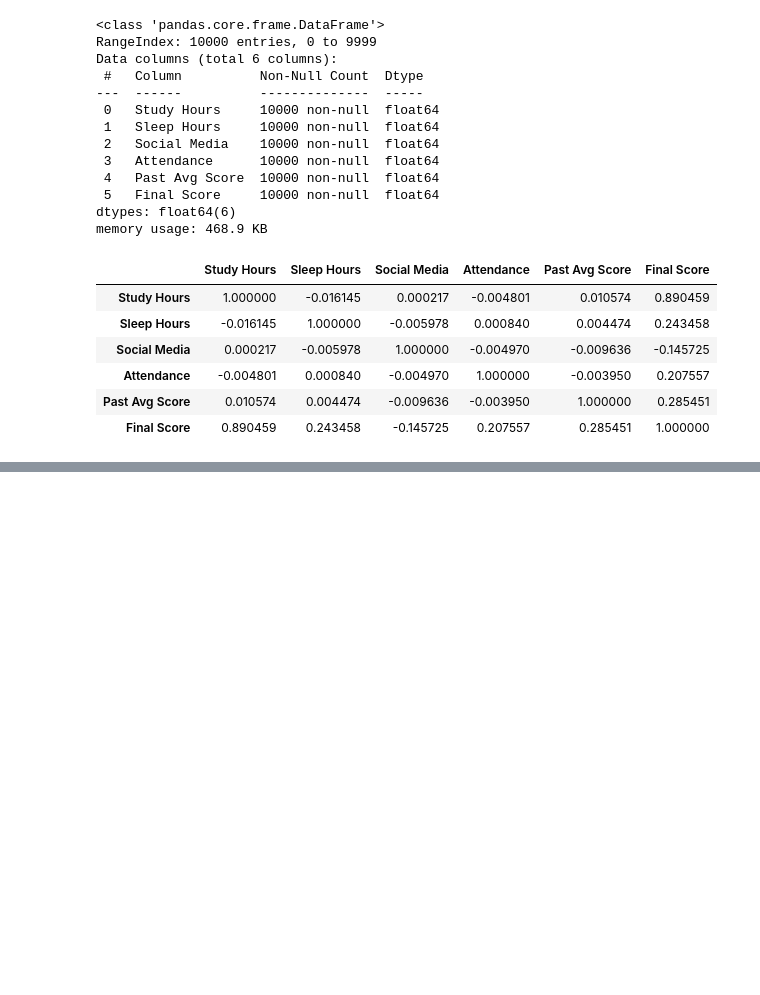
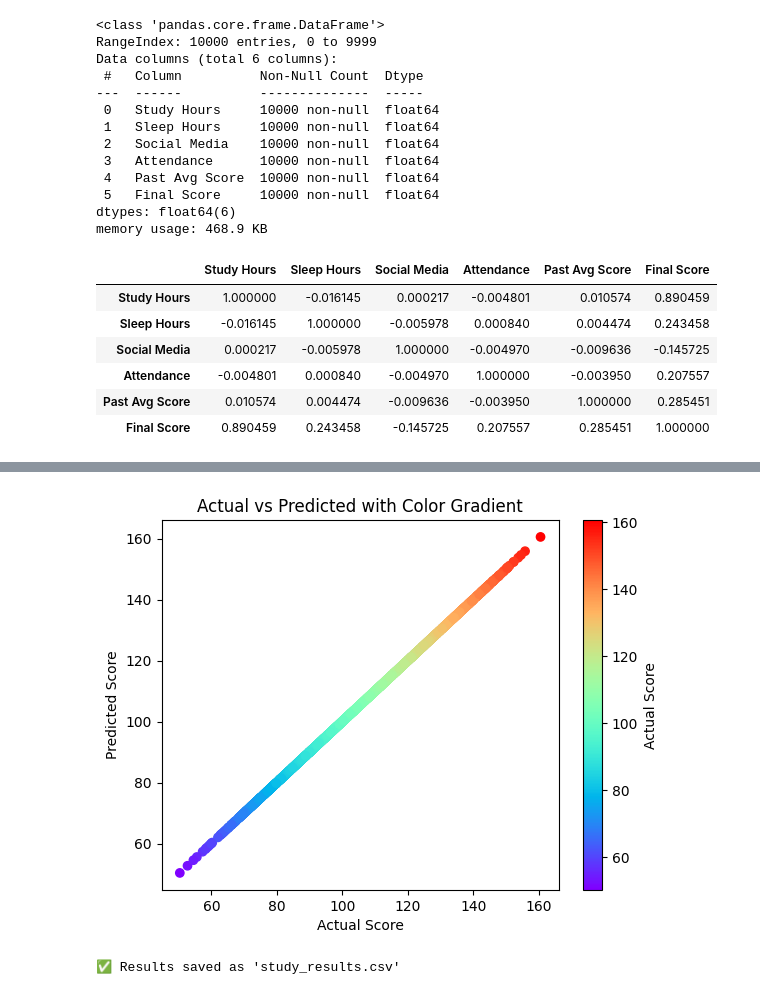
Before and after one commit to Karthik9512/Smart-Study-Habit-Analyzer-Grade-Predictor, a Jupyter notebook: main_model.ipynb, the cells around one changed output, grey strips where cells are left out. Cells and saved outputs as stored; diff of their text form; code cells hidden in the pictures; blank space fills up the shorter version.

```diff
--- a/main_model.ipynb
+++ b/main_model.ipynb
@@ -72,0 +103,11 @@ student.corr()
+# %%
+X = student[['Study Hours', 'Sleep Hours', 'Social Media', 'Attendance', 'Past Avg Score']]
+y = student['Final Score']
+# %%
+X_train, X_test, y_train, y_test = train_test_split(X, y, test_size=0.2, random_state=42)
+# %%
+# Linear Regession
+from sklearn.linear_model import LinearRegression
+lr = LinearRegression()
+lr.fit(X_train, y_train)
+y_pred_lr = lr.predict(X_test)
@@ -72,0 +154,11 @@ student.corr()
+# %%
+import matplotlib.pyplot as plt
+
+plt.scatter(y_test, y_pred_lr, c=y_test, cmap='rainbow')  # we can use 'plasma', 'coolwarm', 'rainbow'..etc
+plt.colorbar(label='Actual Score')  # adds color scale
+plt.xlabel('Actual Score')
+plt.ylabel('Predicted Score')
+plt.title("Actual vs Predicted with Color Gradient")
+plt.show()
+# %% [output]
+[figure, added]
@@ -72,0 +171,4 @@ student.corr()
+# %%
+print("✅ Results saved as 'study_results.csv'")
+# %% [output]
+✅ Results saved as 'study_results.csv'
```
Also changed, not shown: parts of 12 cells of this notebook, 1 other file.
